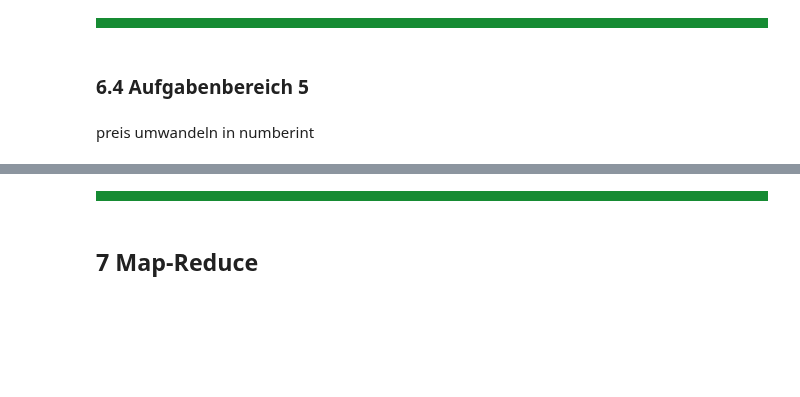
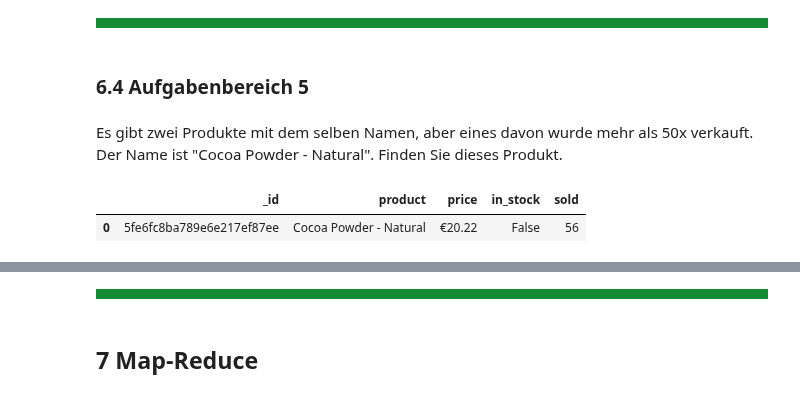
Before and after one commit to orca-nrw/lernmodul-mongodb, a Jupyter notebook: index.ipynb, the cells around one changed output, grey strips where cells are left out. Drawn from its saved outputs; the diff is of its cells as text; code cells hidden in the pictures; blank space fills up the shorter version.

Commit message:
add more execises and fixed the , to . in the grocery.json

```diff
--- a/index.ipynb
+++ b/index.ipynb
@@ -763,5 +1000,18 @@ for doc in customer_col.aggregate(pipeline):
 <div style="background-color:  #168b33; padding: 5px;height: 15px;"></div>
 # %% [markdown]
 ### 6.4 <b id="Aufgabenbereich5">Aufgabenbereich 5</b>
-# %% [markdown]
-preis umwandeln in numberint
+# %% [markdown]
+Es gibt zwei Produkte mit dem selben Namen, aber eines davon wurde mehr als 50x verkauft. Der Name ist "Cocoa Powder - Natural". Finden Sie dieses Produkt.
+# %%
+grocery_col = store_db["Grocery"]
+pipeline = [
+    {"$match" : {"product":"Cocoa Powder - Natural"}},
+    {"$match" : {"sold": {"$gt" : 50}}}
+]
+
+df = pd.DataFrame(grocery_col.aggregate(pipeline))
+df = df.astype(str)
+mongo_lm.show_task(104,df)
+# %% [output]
+|  | _id | product | price | in_stock | sold |
+| 0 | 5fe6fc8ba789e6e217ef87ee | Cocoa Powder - Natural | €20.22 | False | 56 |
```
Also changed, not shown: parts of 89 cells of this notebook, 4 other files.
